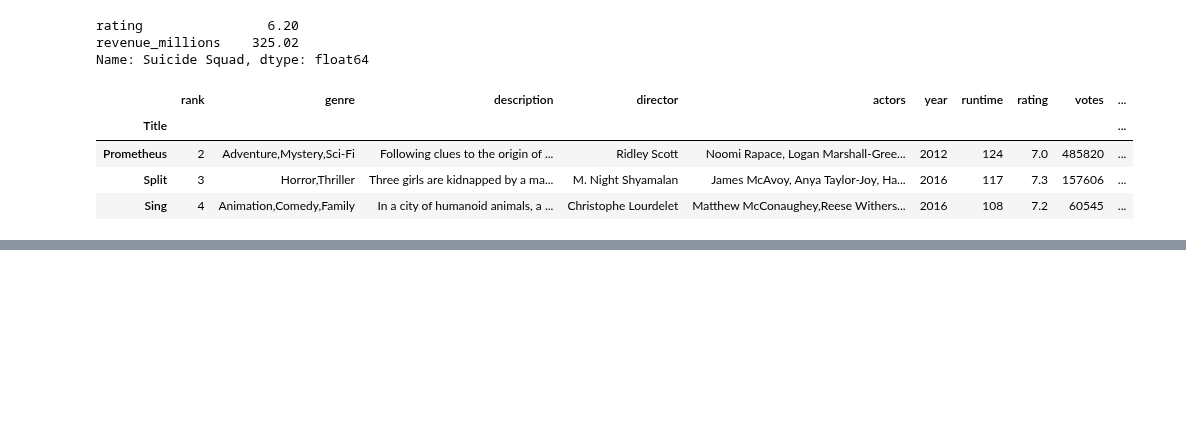
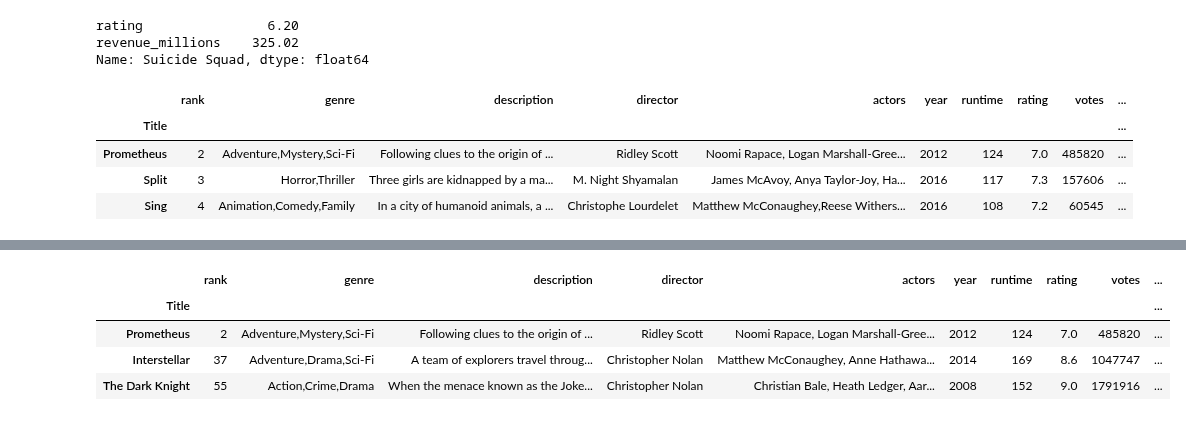
Before and after one commit to santhoshmc/machine-learning, a Jupyter notebook: Python_Pandas.ipynb, the cells around one changed output, grey strips where cells are left out. Saved outputs shown, nothing was run; the diff lists cells and outputs as text; code cells hidden in the pictures; blank space fills up the shorter version.

```diff
--- a/Python_Pandas.ipynb
+++ b/Python_Pandas.ipynb
@@ -520,0 +557,11 @@ movies_subset
+# %%
+condition1 = movies_df['director']== 'Christopher Nolan'
+condition2 = movies_df['director']=='Ridley Scott'
+# %%
+movies_df[condition1 | condition2].head(3)
+# %% [output]
+|  | rank | genre | description | director | actors | year | runtime | rating | votes | ... |
+| Title |  |  |  |  |  |  |  |  |  | ... |
+| Prometheus | 2 | Adventure,Mystery,Sci-Fi | Following clues to the origin of ... | Ridley Scott | Noomi Rapace, Logan Marshall-Gree... | 2012 | 124 | 7.0 | 485820 | ... |
+| Interstellar | 37 | Adventure,Drama,Sci-Fi | A team of explorers travel throug... | Christopher Nolan | Matthew McConaughey, Anne Hathawa... | 2014 | 169 | 8.6 | 1047747 | ... |
+| The Dark Knight | 55 | Action,Crime,Drama | When the menace known as the Joke... | Christopher Nolan | Christian Bale, Heath Ledger, Aar... | 2008 | 152 | 9.0 | 1791916 | ... |
```
Also changed, not shown: parts of 8 cells of this notebook.
